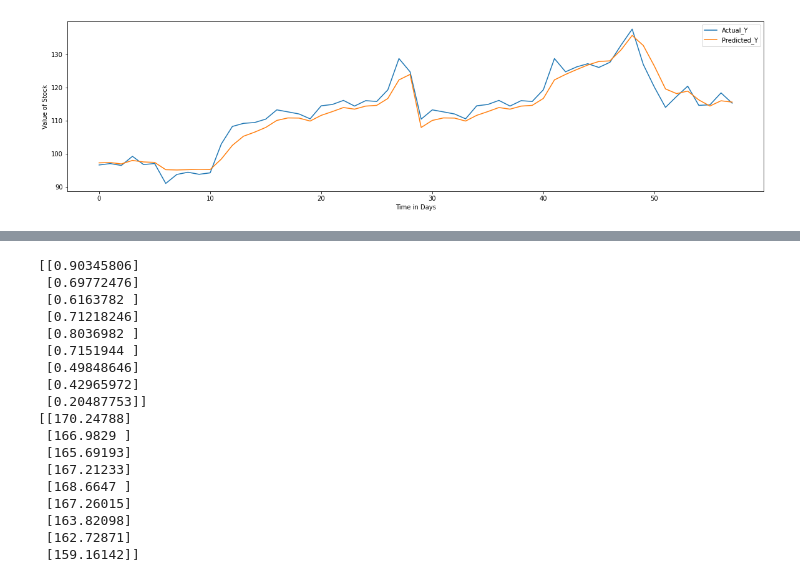
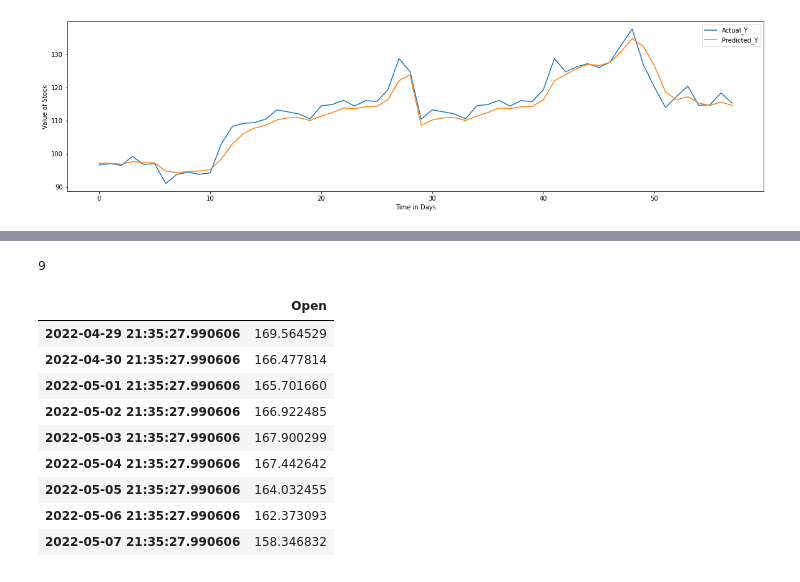
Before and after one commit to jeniferwerthman/AdvAILSTM, a Jupyter notebook: Copy_of_LSTMStock_Take2.ipynb, the cells around one changed output, grey strips where cells are left out. Drawn from its saved outputs; the diff is of its cells as text; code cells hidden in the pictures.

```diff
--- a/Copy_of_LSTMStock_Take2.ipynb
+++ b/Copy_of_LSTMStock_Take2.ipynb
@@ -372,3 +376,8 @@ mplot.ylabel('Value of Stock')
 # %% [output]
 Text(0, 0.5, 'Value of Stock')
 [figure]
+# %%
+
+datelist_future = pd.date_range(end, periods=9, freq='1d').tolist()
+
+print(datelist_future)
@@ -375,40 +386,36 @@ Text(0, 0.5, 'Value of Stock')
 # %%
 #Run ME
 
 predictionCount = 30
 lookback = 15
 
 predictMeData = stockDf[-lookback:]
+#print(predictMeData)
 predictionDs = predictMeData.to_numpy()
 predictionDs = predictionDs.astype('float32')
 
 predictionDs = np.reshape(predictionDs, (newShape1, newShape2))
 scaler = MinMaxScaler(feature_range=(featureRange1, featureRange2))
 predictionDs = scaler.fit_transform(predictionDs)
 X = predictionDs[0:lookback,:]
 XX, YY = batchData(X, batchSize, "L")
 XX = np.reshape(XX, (XX.shape[0], timeSteps, XX.shape[1]))
 out = model.predict(XX)
-print(out)
+#print(out)
 
 Y_out = scaler.inverse_transform(out)
-print(Y_out)
+print(len(Y_out))
+PREDICTIONS_FUTURE = pd.DataFrame(Y_out, columns=['Open']).set_index(pd.Series(datelist_future))
+PREDICTIONS_FUTURE.head(10)
 # %% [output]
-[[0.90345806]
- [0.69772476]
- [0.6163782 ]
- [0.71218246]
- [0.8036982 ]
- [0.7151944 ]
- [0.49848646]
- [0.42965972]
- [0.20487753]]
-[[170.24788]
- [166.9829 ]
- [165.69193]
- [167.21233]
- [168.6647 ]
- [167.26015]
- [163.82098]
- [162.72871]
- [159.16142]]
+9
+|  | Open |
+| 2022-04-29 21:35:27.990606 | 169.564529 |
+| 2022-04-30 21:35:27.990606 | 166.477814 |
+| 2022-05-01 21:35:27.990606 | 165.701660 |
+| 2022-05-02 21:35:27.990606 | 166.922485 |
+| 2022-05-03 21:35:27.990606 | 167.900299 |
+| 2022-05-04 21:35:27.990606 | 167.442642 |
+| 2022-05-05 21:35:27.990606 | 164.032455 |
+| 2022-05-06 21:35:27.990606 | 162.373093 |
+| 2022-05-07 21:35:27.990606 | 158.346832 |
```
Also changed, not shown: parts of 8 cells of this notebook.
